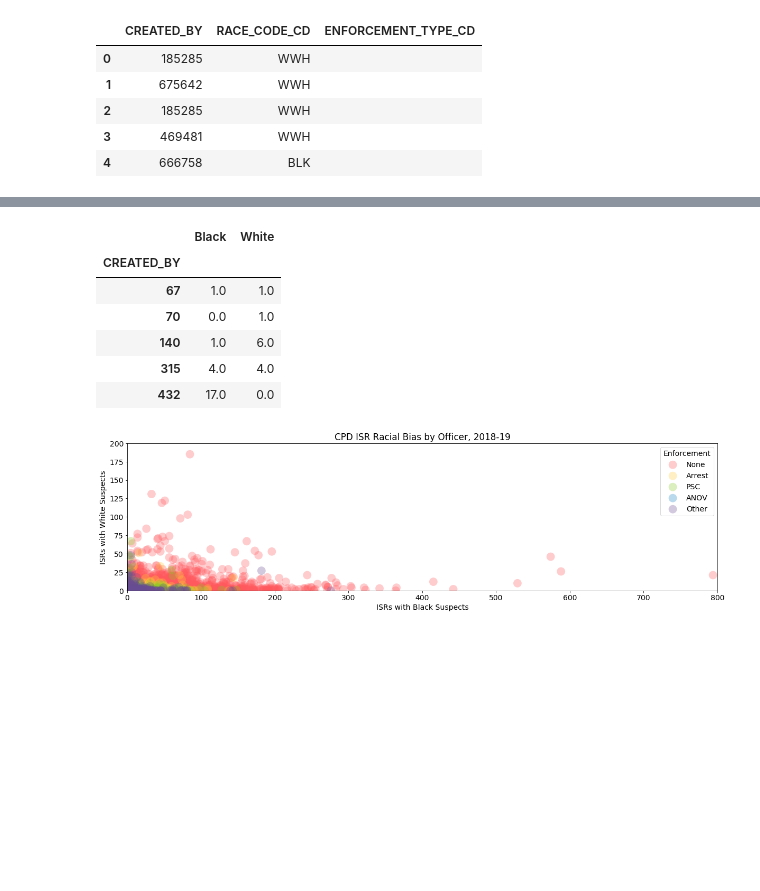
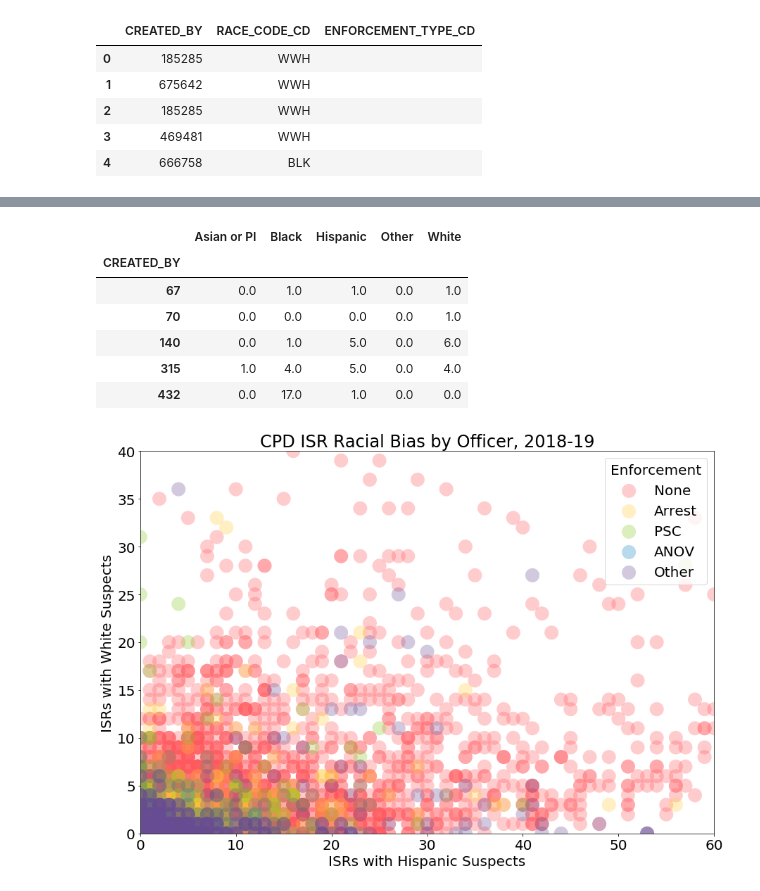
Before and after one commit to reitjay/Coursera_Capstone, a Jupyter notebook: CPD ISR Racial Data.ipynb, the cells around one changed output, grey strips where cells are left out. Saved outputs shown, nothing was run; the diff lists cells and outputs as text; code cells hidden in the pictures; blank space fills up the shorter version.

```diff
--- a/CPD ISR Racial Data.ipynb
+++ b/CPD ISR Racial Data.ipynb
@@ -496,55 +496,59 @@ cpd_bias_labels = ['None', 'Arrest', 'PSC', 'ANOV', 'Other']
 cpd_bias_dfs = [cpd_bias_none, cpd_bias_arr, cpd_bias_psc, cpd_bias_anov, cpd_bias_oth]
 
 for i in range(len(cpd_bias_dfs)):
-    cpd_bias_dfs[i].drop(['RACE_CODE_CD', 'ENFORCEMENT_TYPE_CD','Asian or PI', 'Hispanic', 'Other'], axis=1, inplace=True)
+    #cpd_bias_dfs[i].drop(['RACE_CODE_CD', 'ENFORCEMENT_TYPE_CD','Asian or PI', 'Hispanic', 'Other'], axis=1, inplace=True)
+    cpd_bias_dfs[i].drop(['RACE_CODE_CD', 'ENFORCEMENT_TYPE_CD'], axis=1, inplace=True)
     cpd_bias_dfs[i] = cpd_bias_dfs[i].groupby('CREATED_BY').sum().reset_index().set_index('CREATED_BY')
 cpd_bias_dfs[0].head()
 # %% [output]
-|  | Black | White |
-| CREATED_BY |  |  |
-| 67 | 1.0 | 1.0 |
-| 70 | 0.0 | 1.0 |
-| 140 | 1.0 | 6.0 |
-| 315 | 4.0 | 4.0 |
-| 432 | 17.0 | 0.0 |
+|  | Asian or PI | Black | Hispanic | Other | White |
+| CREATED_BY |  |  |  |  |  |
+| 67 | 0.0 | 1.0 | 1.0 | 0.0 | 1.0 |
+| 70 | 0.0 | 0.0 | 0.0 | 0.0 | 1.0 |
+| 140 | 0.0 | 1.0 | 5.0 | 0.0 | 6.0 |
+| 315 | 1.0 | 4.0 | 5.0 | 0.0 | 4.0 |
+| 432 | 0.0 | 17.0 | 1.0 | 0.0 | 0.0 |
 # %%
 # plotting this racial tendency data on a scatter plot
 import matplotlib.pyplot as plt
+
+xrace = 'Hispanic'
+yrace = 'White'
 
 fig, ax = plt.subplots(figsize=(20,10))
 
 colors1 = ['#4fc2cc','#b8d2b5','#e3b49a','#ee806d','#d04b59']
 colors2 = ['#e30000','#dd9d9d','#312424','#455845','#f2bd17']
 colors3 = ['#ff595e','#ffca3a','#8ac926','#1982c4','#6a4c93']
 for i in range(len(cpd_bias_dfs)):
-    ax.scatter(cpd_bias_dfs[i]['Black'], cpd_bias_dfs[i]['White'], s=250, label=cpd_bias_labels[i], alpha=0.3, c=colors3[i], linewidths=0, edgecolors='none')
+    ax.scatter(cpd_bias_dfs[i][xrace], cpd_bias_dfs[i][yrace], s=400, label=cpd_bias_labels[i], alpha=0.3, c=colors3[i], linewidths=0, edgecolors='none')
 
 ax.legend(loc='upper right', fancybox=True, title='Enforcement')
 
 # choose the zoom level; it is interesting to see both the close detail near the origin and the whole plot with outliers
 
 #the dense part of the plot
-plt.xlim(0, 120)
-plt.ylim(0, 30)
+#plt.xlim(0, 200)
+#plt.ylim(0, 50)
 
 #the whole plot
-#plt.xlim(0, 800)
-#plt.ylim(0, 200)
+plt.xlim(0, 60)
+plt.ylim(0, 40)
 
 plt.gca().set_aspect('equal', adjustable='box')
 
-font = {'size':14}
+font = {'size':20}
 plt.rc('font', **font)
 
 
 #ax.spines["top"].set_visible(False)
 #ax.spines["right"].set_visible(False)
 
-ax.set_xlabel('ISRs with Black Suspects')
-ax.set_ylabel('ISRs with White Suspects')
+ax.set_xlabel('ISRs with ' + xrace + ' Suspects')
+ax.set_ylabel('ISRs with ' + yrace + ' Suspects')
 
 plt.title(label='CPD ISR Racial Bias by Officer, 2018-19')
 
 plt.show()
 # %% [output]
-[figure, old version]
+[figure, new version]
```
